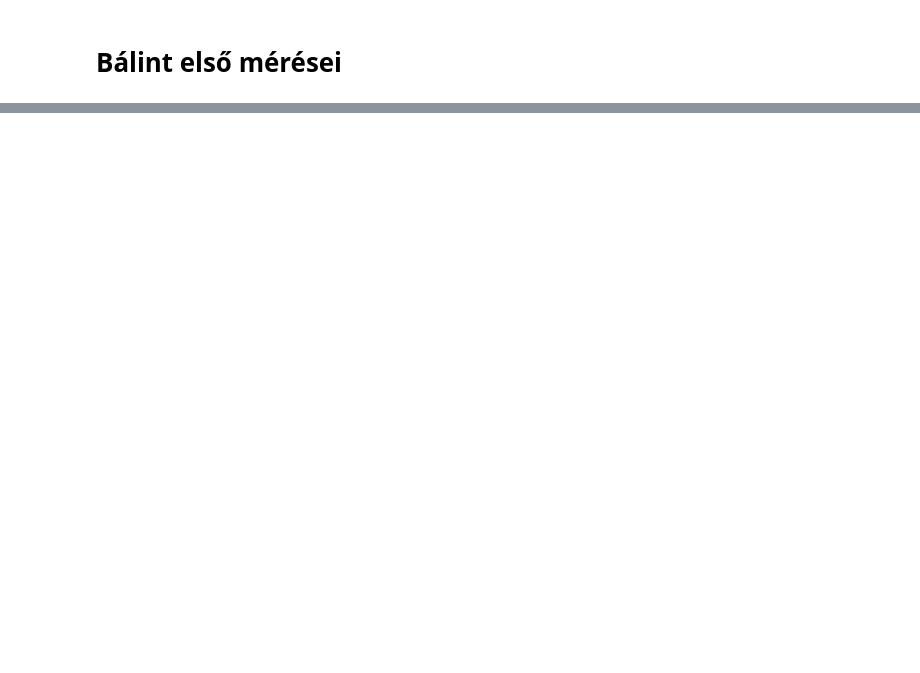
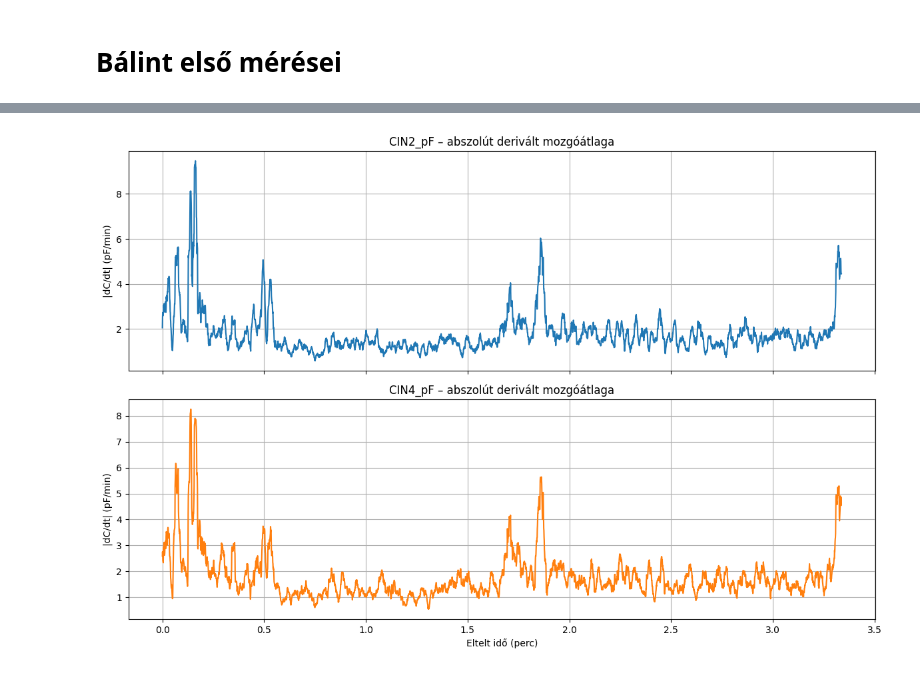
Before and after one commit to Qawes/CapMeter, a Jupyter notebook: MVP_measurements/data_analytics/plotter.ipynb, the cells around one changed output, grey strips where cells are left out. Cells and saved outputs as stored; diff of their text form; code cells hidden in the pictures; blank space fills up the shorter version.

```diff
--- a/MVP_measurements/data_analytics/plotter.ipynb
+++ b/MVP_measurements/data_analytics/plotter.ipynb
@@ -741,0 +146,22 @@ plt.show()
+# %%
+szoritotesz_path = "fdc1004_data_szoritoteszt.csv"
+visszateszt_path = "fdc1004_data_visszateszt.csv"
+visszateszt_2_path = "fdc1004_data_visszateszt_2.csv"
+
+measurements = {
+    "Szorítóteszt": load_data(szoritotesz_path),
+    "Visszateszt": load_data(visszateszt_path),
+    "Visszateszt 2": load_data(visszateszt_2_path),
+}
+
+filtered_sos = {}
+capacitance_1_highpass = {}
+capacitance_2_highpass = {}
+
+for name, measurement in measurements.items():
+    print(name)
+    plot_raw_data(measurement)
+    filtered_sos[name], capacitance_1_highpass[name], capacitance_2_highpass[name] = plot_filtered_data(
+        measurement,
+        cutoff_frequency=0.1,
+    )
@@ -742,29 +182,31 @@ plt.show()
 # %%
 # Moving average of the absolute derivatives of the high-pass filtered signals
 moving_average_window = 20
 
-capacitance_1_derivative = np.abs(np.gradient(capacitance_1_highpass, time_min))
-capacitance_2_derivative = np.abs(np.gradient(capacitance_2_highpass, time_min))
+capacitance_1_derivative = np.abs(np.gradient(capacitance_1_highpass["Visszateszt 2"], measurements["Visszateszt 2"].time_min))
+capacitance_2_derivative = np.abs(np.gradient(capacitance_2_highpass["Visszateszt 2"], measurements["Visszateszt 2"].time_min))
 
 capacitance_1_derivative_ma = pd.Series(capacitance_1_derivative).rolling(
     window=moving_average_window, center=True, min_periods=1
 ).mean()
 capacitance_2_derivative_ma = pd.Series(capacitance_2_derivative).rolling(
     window=moving_average_window, center=True, min_periods=1
 ).mean()
 
 fig_derivative_ma, axes_derivative_ma = plt.subplots(2, 1, figsize=(12, 8), sharex=True)
 
-axes_derivative_ma[0].plot(time_min, capacitance_1_derivative_ma, color="tab:blue")
+axes_derivative_ma[0].plot(measurements["Visszateszt 2"].time_min, capacitance_1_derivative_ma, color="tab:blue")
 axes_derivative_ma[0].set_ylabel("|dC/dt| (pF/min)")
-axes_derivative_ma[0].set_title(f"{capacitance_1_key} – abszolút derivált mozgóátlaga")
+axes_derivative_ma[0].set_title(f"{measurements["Visszateszt 2"].capacitance_1_key} – abszolút derivált mozgóátlaga")
 axes_derivative_ma[0].grid(True)
 
-axes_derivative_ma[1].plot(time_min, capacitance_2_derivative_ma, color="tab:orange")
+axes_derivative_ma[1].plot(measurements["Visszateszt 2"].time_min, capacitance_2_derivative_ma, color="tab:orange")
 axes_derivative_ma[1].set_xlabel("Eltelt idő (perc)")
 axes_derivative_ma[1].set_ylabel("|dC/dt| (pF/min)")
-axes_derivative_ma[1].set_title(f"{capacitance_2_key} – abszolút derivált mozgóátlaga")
+axes_derivative_ma[1].set_title(f"{measurements["Visszateszt 2"].capacitance_2_key} – abszolút derivált mozgóátlaga")
 axes_derivative_ma[1].grid(True)
 
 plt.tight_layout()
 plt.show()
+# %% [output]
+[figure, added]
```
Also changed, not shown: parts of 17 cells of this notebook, 1 other file.
